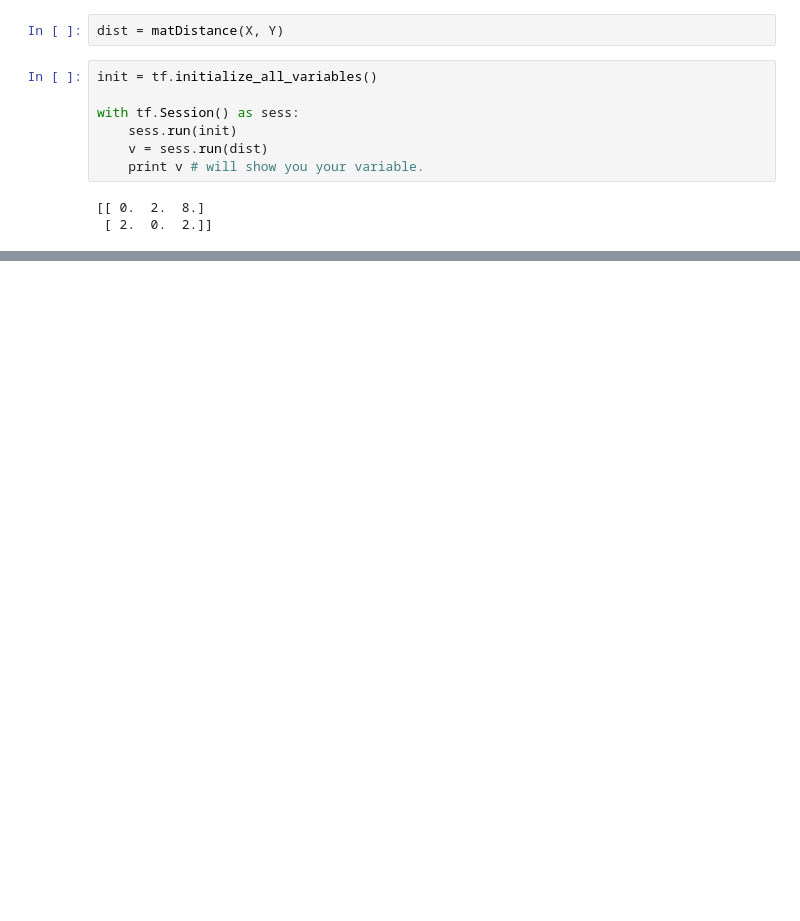
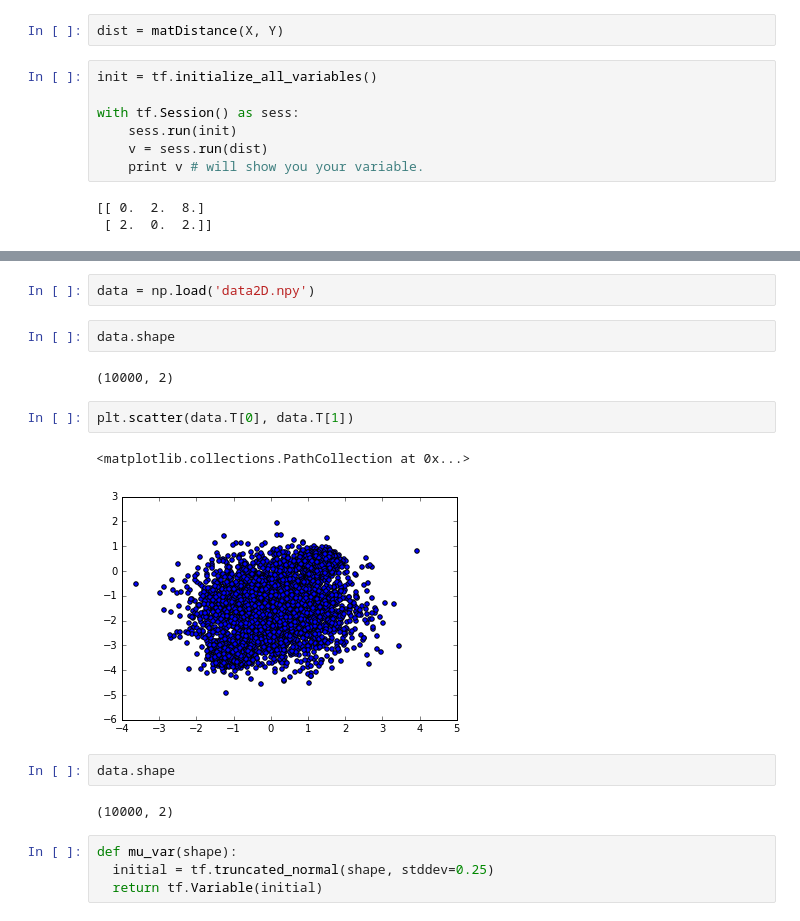
Before and after one commit to bkotzz/ece521, a Jupyter notebook: a3.ipynb, the cells around one changed output, grey strips where cells are left out. Cells and saved outputs as stored; diff of their text form; blank space fills up the shorter version.

```diff
--- a/a3.ipynb
+++ b/a3.ipynb
@@ -50,0 +70,19 @@ with tf.Session() as sess:
+# %%
+data = np.load('data2D.npy')
+# %%
+data.shape
+# %% [output]
+(10000, 2)
+# %%
+plt.scatter(data.T[0], data.T[1])
+# %% [output]
+<matplotlib.collections.PathCollection at 0x...>
+[figure, added]
+# %%
+data.shape
+# %% [output]
+(10000, 2)
+# %%
+def mu_var(shape):
+  initial = tf.truncated_normal(shape, stddev=0.25)
+  return tf.Variable(initial)
```
Also changed, not shown: parts of 18 cells of this notebook.
